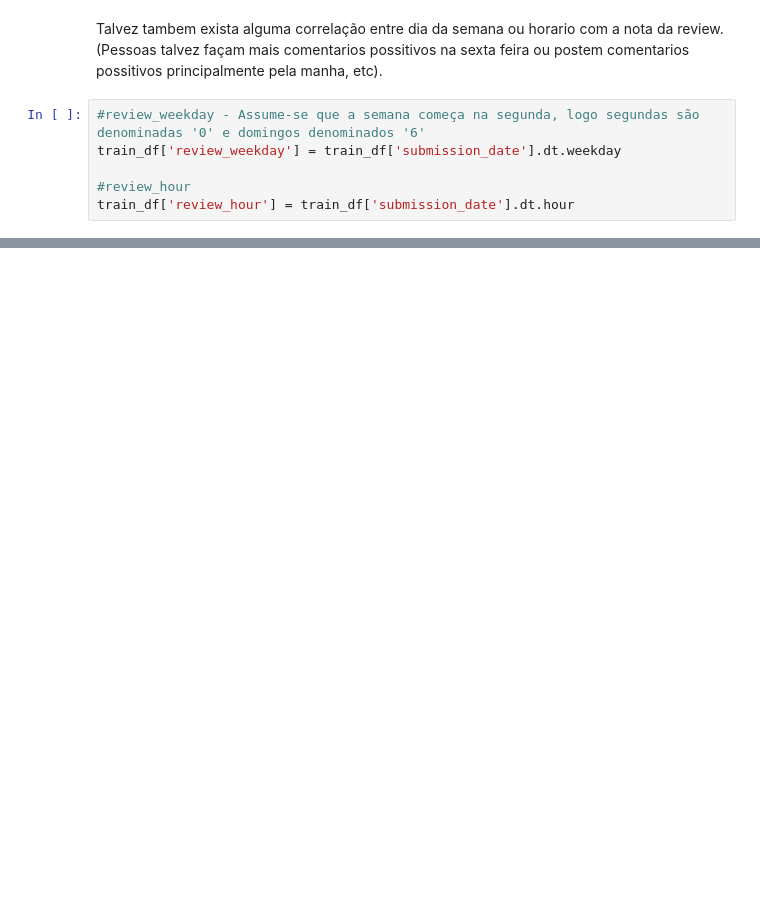
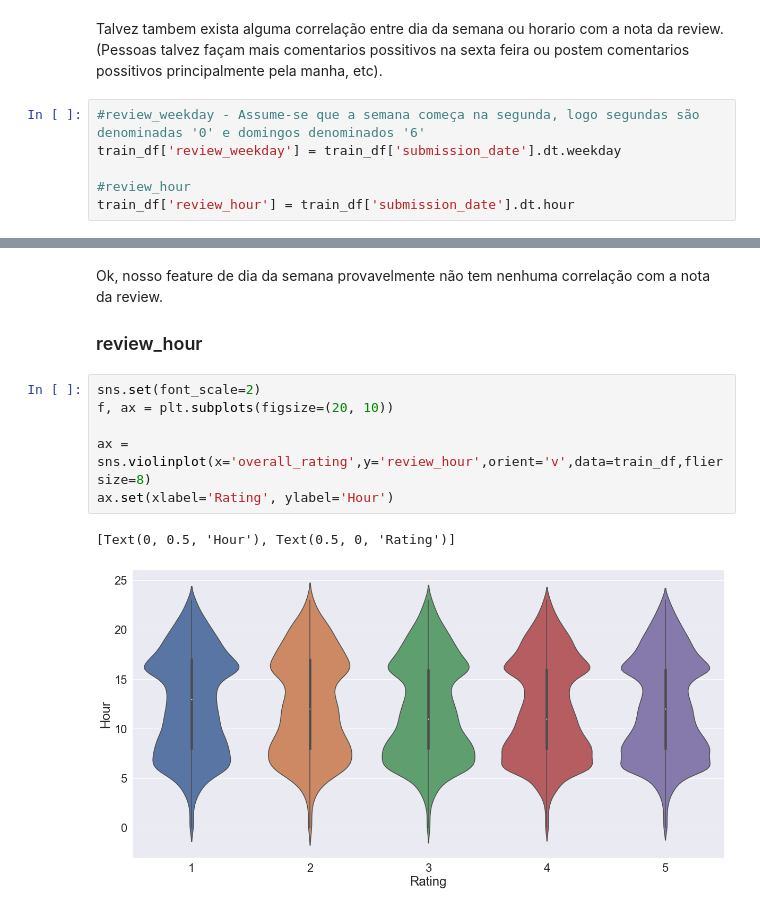
Before and after one commit to MarceloPesse/NLP-predict-client-evaluation, a Jupyter notebook: NLP-Predict Client Evaluation.ipynb, the cells around one changed output, grey strips where cells are left out. Cells and saved outputs as stored; diff of their text form; blank space fills up the shorter version.

```diff
--- a/NLP-Predict Client Evaluation.ipynb
+++ b/NLP-Predict Client Evaluation.ipynb
@@ -235,0 +314,13 @@ train_df['review_hour'] = train_df['submission_date'].dt.hour
+# %% [markdown]
+Ok, nosso feature de dia da semana provavelmente não tem nenhuma correlação com a nota da review.
+
+### review_hour
+# %%
+sns.set(font_scale=2)
+f, ax = plt.subplots(figsize=(20, 10))
+
+ax = sns.violinplot(x='overall_rating',y='review_hour',orient='v',data=train_df,fliersize=8)
+ax.set(xlabel='Rating', ylabel='Hour')
+# %% [output]
+[Text(0, 0.5, 'Hour'), Text(0.5, 0, 'Rating')]
+[figure, added]
```
Also changed, not shown: parts of 11 cells of this notebook.
